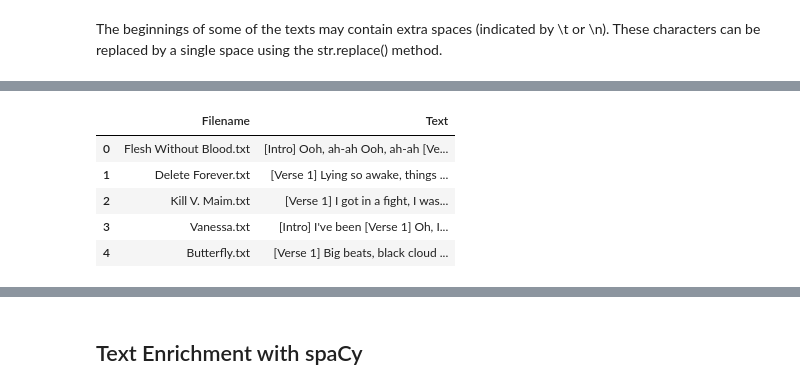
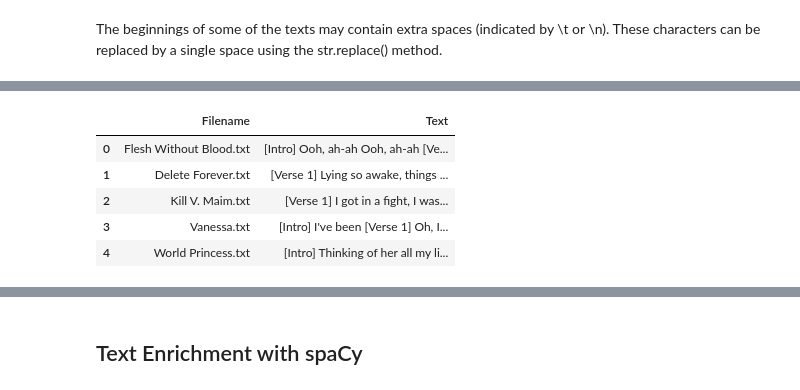
Before and after one commit to v1alina/collecting_data_assignment4, a Jupyter notebook: corpus-analysis-with-spacy.ipynb, the cells around one changed output, grey strips where cells are left out. Drawn from its saved outputs; the diff is of its cells as text; code cells hidden in the pictures.

```diff
--- a/corpus-analysis-with-spacy.ipynb
+++ b/corpus-analysis-with-spacy.ipynb
@@ -138,5 +100,5 @@ for _file_name in os.listdir('Grimes'):
 d = {'Filename':file_names,'Text':texts}
 # %%
 # Turn dictionary into a dataframe
-paper_df = pd.DataFrame(d)
+lyrics_df = pd.DataFrame(d)
 # %%
@@ -153,11 +123,11 @@ The beginnings of some of the texts may contain extra spaces (indicated by \t or
 # %%
-# Remove extra spaces from papers
-paper_df['Text'] = paper_df['Text'].str.replace('\s+', ' ', regex=True).str.strip()
-paper_df.head()
+# Remove extra spaces from songs
+lyrics_df['Text'] = lyrics_df['Text'].str.replace('\s+', ' ', regex=True).str.strip()
+lyrics_df.head()
 # %% [output]
 |  | Filename | Text |
 | 0 | Flesh Without Blood.txt | [Intro] Ooh, ah-ah Ooh, ah-ah [Ve... |
 | 1 | Delete Forever.txt | [Verse 1] Lying so awake, things ... |
 | 2 | Kill V. Maim.txt | [Verse 1] I got in a fight, I was... |
 | 3 | Vanessa.txt | [Intro] I've been [Verse 1] Oh, I... |
-| 4 | Butterfly.txt | [Verse 1] Big beats, black cloud ... |
+| 4 | World Princess.txt | [Intro] Thinking of her all my li... |
```
Also changed, not shown: parts of 58 cells of this notebook.
